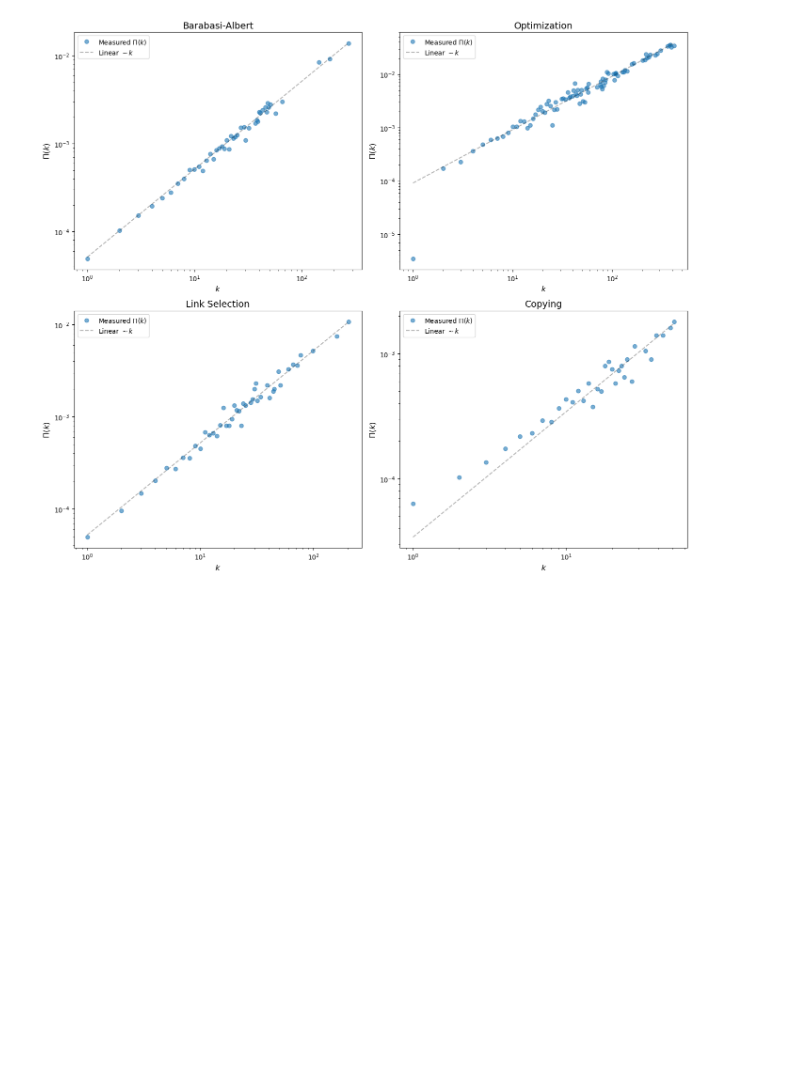
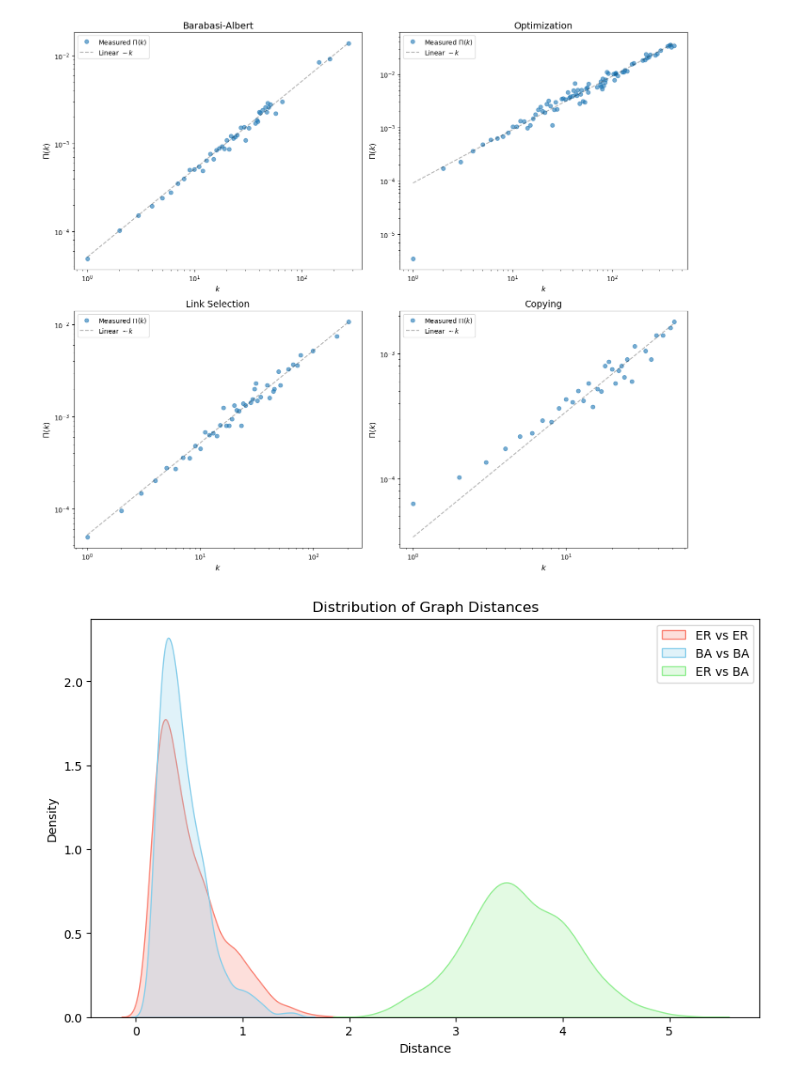
Before and after one commit to caleb-chandler/cnet5052_sp26, a Jupyter notebook: assignments/assignment01/assignment01.ipynb, the cells around one changed output. Saved outputs shown, nothing was run; the diff lists cells and outputs as text; code cells hidden in the pictures; blank space fills up the shorter version.

```diff
--- a/assignments/assignment01/assignment01.ipynb
+++ b/assignments/assignment01/assignment01.ipynb
@@ -585,42 +576,41 @@ def distance(G1, G2):
 # %%
 # 4d/e/f sampling
 
 # erdos-renyi
 er_distances = []
-for t in range(1000):
+for t in tqdm(range(1000)): # tracking progress since this takes a while
     er1 = nx.erdos_renyi_graph(500, .016)
     er2 = nx.erdos_renyi_graph(500, .016)
     dist = distance(er1, er2)
     er_distances.append(dist)
 
 # barabasi-albert
 ba_distances = []
-for t in range(1000):
+for t in tqdm(range(1000)):
     ba1 = nx.barabasi_albert_graph(500, 4)
     ba2 = nx.barabasi_albert_graph(500, 4)
     dist = distance(ba1, ba2)
     ba_distances.append(dist)
 
 # one of each
 between_distances = []
-for t in range(1000):
+for t in tqdm(range(1000)):
     er = nx.erdos_renyi_graph(500, .016)
-    ba = nx.erdos_renyi_graph(500, .016)
+    ba = nx.barabasi_albert_graph(500, 4)
     dist = distance(er, ba)
     between_distances.append(dist)
 
 # creating plot
-fig, ax = plt.subplots(1,3, figsize=(15,5), sharey=True)
+plt.figure(figsize=(10, 6))
 
-sns.kdeplot(er_distances, fill=True, ax=ax[0], color='salmon')
-ax[0].set_title('ER Only')
+sns.kdeplot(er_distances, fill=True, label='ER vs ER', color='salmon')
+sns.kdeplot(ba_distances, fill=True, label='BA vs BA', color='skyblue')
+sns.kdeplot(between_distances, fill=True, label='ER vs BA', color='lightgreen')
 
-sns.kdeplot(ba_distances, fill=True, ax=ax[1], color='skyblue')
-ax[1].set_title('BA Only')
-
-sns.kdeplot(between_distances, fill=True, ax=ax[2], color='lightgreen')
-ax[1].set_title('ER vs. BA')
-
-plt.tight_layout()
+plt.title('Distribution of Graph Distances')
+plt.xlabel('Distance')
+plt.legend()
 plt.savefig(r'.\imgs\graph_distances.png')
 plt.show()
+# %% [output]
+[figure, added]
```
Also changed, not shown: parts of 2 cells of this notebook, 2 other files.
